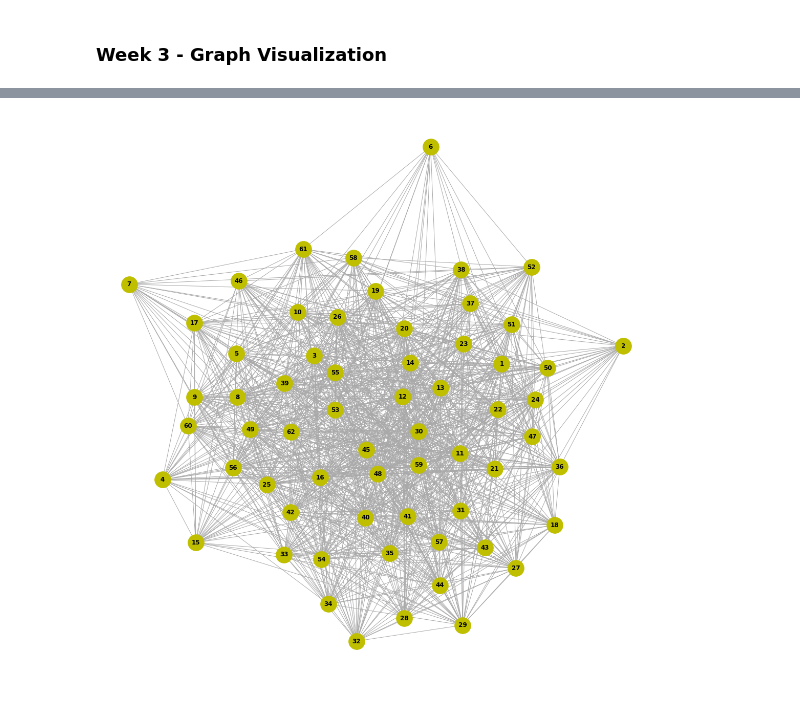
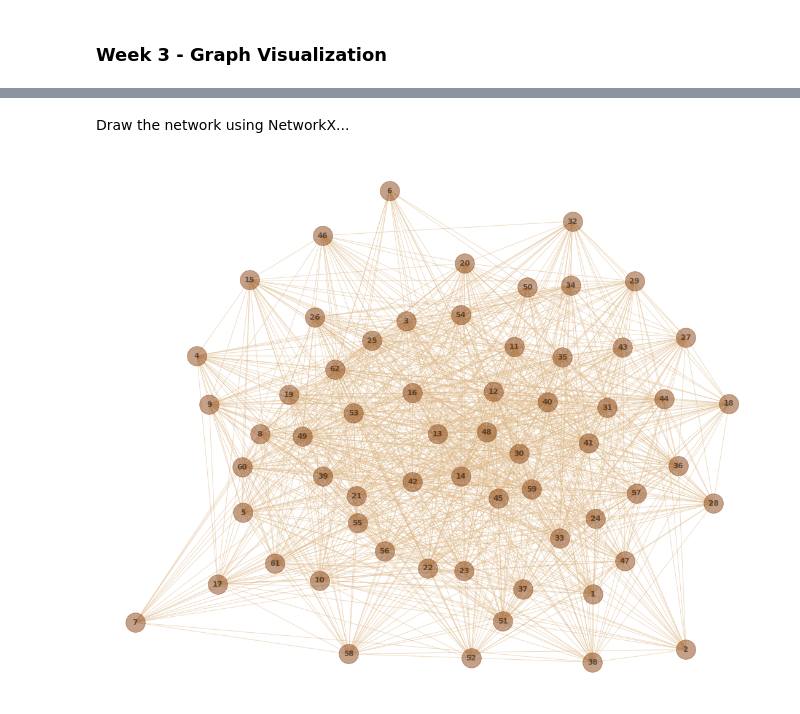
Before and after one commit to betsyrosalen/DATA_620_Web_Analytics, a Jupyter notebook: Week 3 - Graph Visualization.ipynb, the cells around one changed output, grey strips where cells are left out. Cells and saved outputs as stored; diff of their text form; code cells hidden in the pictures.

```diff
--- a/Week 3 - Graph Visualization.ipynb
+++ b/Week 3 - Graph Visualization.ipynb
@@ -4,4 +6,4 @@
 import networkx as nx
 import matplotlib.pyplot as plt
 %matplotlib inline
-plt.rcParams["figure.figsize"] = (15,15)
+plt.rcParams["figure.figsize"] = (15,12)
@@ -17,7 +61,10 @@ nx.draw(dolphins, with_labels=True, node_color="y", node_size=400, font_weight='
 # %%
 macaques = nx.read_edgelist('mammalia-macaque-dominance/mammalia-macaque-dominance.edges', nodetype=int,
                                      data=(('weight',int),))
+# %% [markdown]
+Draw the network using NetworkX...
 # %%
-nx.draw(macaques, with_labels=True, node_color="y", node_size=1000, font_weight='bold', edge_color="darkgray")
+nx.draw(macaques, with_labels=True, node_color="saddlebrown", node_size=1000, font_weight='bold',
+        edge_color="burlywood", alpha=0.5)
 # %% [output]
-[figure, old version]
+[figure, new version]
```
Also changed, not shown: parts of 11 cells of this notebook, 4 other files.
